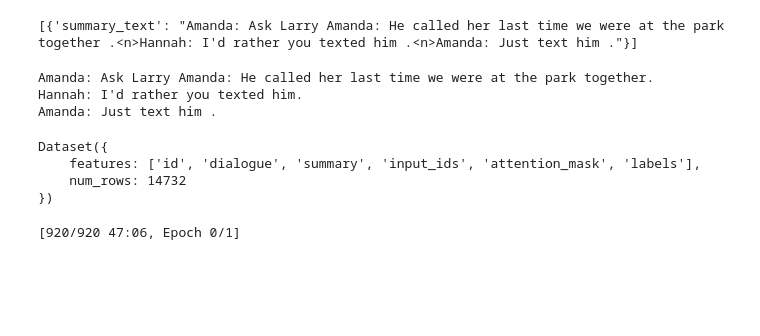
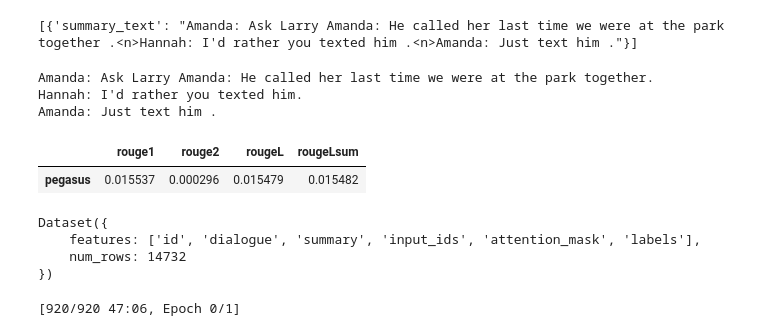
Before and after one commit to Nkifor/mlops-nlp-text-summarizer, a Jupyter notebook: research/NLP_Summarization_Pegasus_model.ipynb, the cells around one changed output. Drawn from its saved outputs; the diff is of its cells as text; code cells hidden in the pictures; blank space fills up the shorter version.

```diff
--- a/research/NLP_Summarization_Pegasus_model.ipynb
+++ b/research/NLP_Summarization_Pegasus_model.ipynb
@@ -251,7 +251,16 @@ def generate_batch_sized_chunks(list_of_elements, batch_size):
 # %%
 rouge_metric = load_metric('rouge')
 
-score = calculate_metric_on_test_ds(dataset['test'], rouge_metric, model_pegasus, tokenizer, column_text = 'dialogue', column_summ
+score = calculate_metric_on_test_ds(dataset['test'], rouge_metric, model_pegasus, tokenizer, column_text = 'dialogue', column_summary = 'summary', batch_size=16)
+# %%
+
+rouge_names = ["rouge1", "rouge2", "rougeL", "rougeLsum"]
+rouge_dict = dict((rn, score[rn].mid.fmeasure ) for rn in rouge_names )
+
+pd.DataFrame(rouge_dict, index = ['pegasus'])
+# %% [output]
+|  | rouge1 | rouge2 | rougeL | rougeLsum |
+| pegasus | 0.015537 | 0.000296 | 0.015479 | 0.015482 |
 # %%
 def convert_examples_to_features(example_batch):
     input_encodings = tokenizer(example_batch['dialogue'] , max_length = 1024, truncation = True )
```
